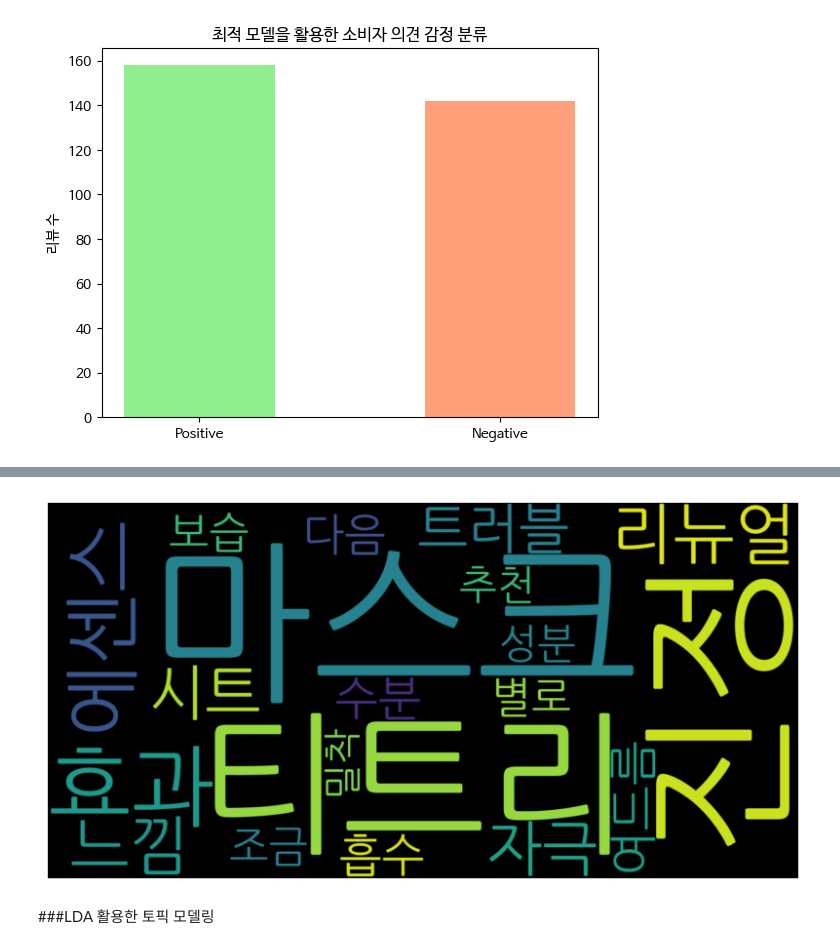
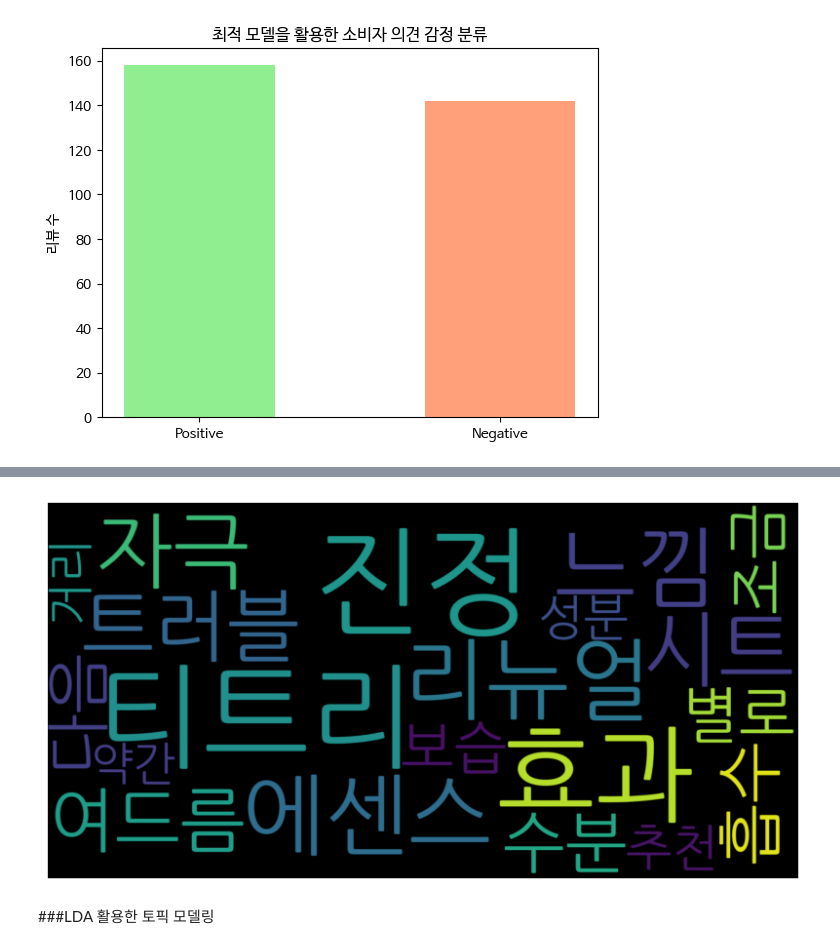
Before and after one commit to wonmyeong/olive-young, a Jupyter notebook: SVM_oliveyoung.ipynb, the cells around one changed output, grey strips where cells are left out. Cells and saved outputs as stored; diff of their text form; code cells hidden in the pictures.

```diff
--- a/SVM_oliveyoung.ipynb
+++ b/SVM_oliveyoung.ipynb
@@ -408,10 +390,10 @@ final_neg_df['tokenized'] = final_neg_df['reviews'].apply(lambda x: [word for wo
 # %%
 #긍정 소비자 의견불용어 제거
-product_stop_words = ["피부","얼굴","구매","제품","정말","그냥","사용","다른","진짜","정도"]
+product_stop_words = ["피부","얼굴","구매","제품","정말","그냥","사용","다른","진짜","정도","마스크"]
 positive_reviews = [word for word in positive_reviews if len(word) > 1 and word not in product_stop_words]
 
 #부정 소비자 의견불용어 제거
-product_stop_words = ["피부","얼굴","구매","제품","정말","그냥","사용","다른","진짜","정도"]
+product_stop_words = ["피부","얼굴","구매","제품","정말","그냥","사용","다른","진짜","정도","마스크"]
 negative_reviews = [word for word in negative_reviews if len(word) > 1 and word not in product_stop_words]
 # %%
 
@@ -455,15 +437,15 @@ print(neg_word_freq)
 # %%
 # 워드 클라우드 생성
 wordcloud = WordCloud(width = 1600 , height = 800, font_path = '/usr/share/fonts/truetype/nanum/NanumGothic.ttf').generate_from_frequencies(dict(neg_word_freq))
 
 # 워드 클라우드 시각화
 plt.figure(figsize=(10, 5))
 plt.imshow(wordcloud, interpolation='bilinear')
 plt.axis('off')
-wordcloud.to_file("SVM_부정 워드클라우드.png")
+wordcloud.to_file("SVM_부정 워드클라우드_f.png")
 plt.show()
 # %% [output]
-[figure, old version]
+[figure, new version]
 # %% [markdown]
 ###LDA 활용한 토픽 모델링
 # %%
```
Also changed, not shown: parts of 9 cells of this notebook.
